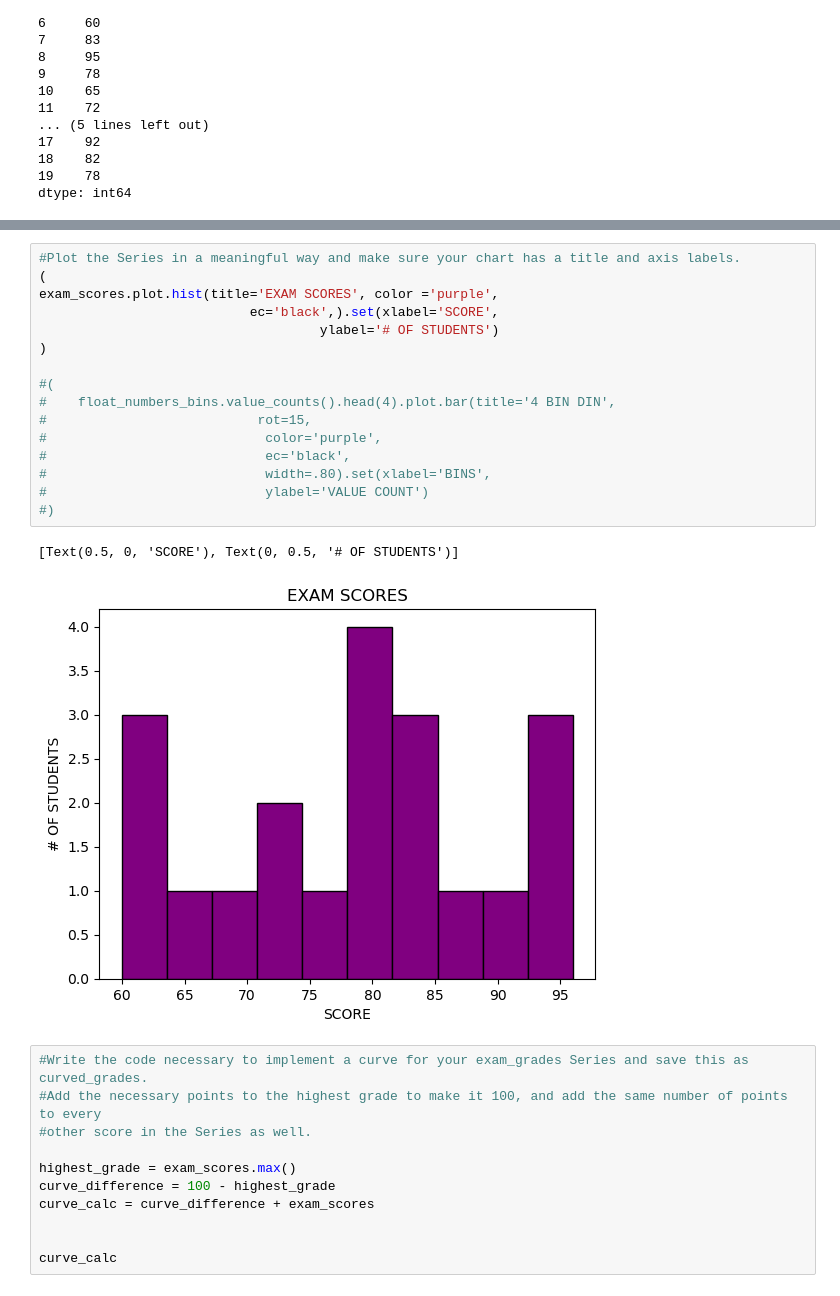
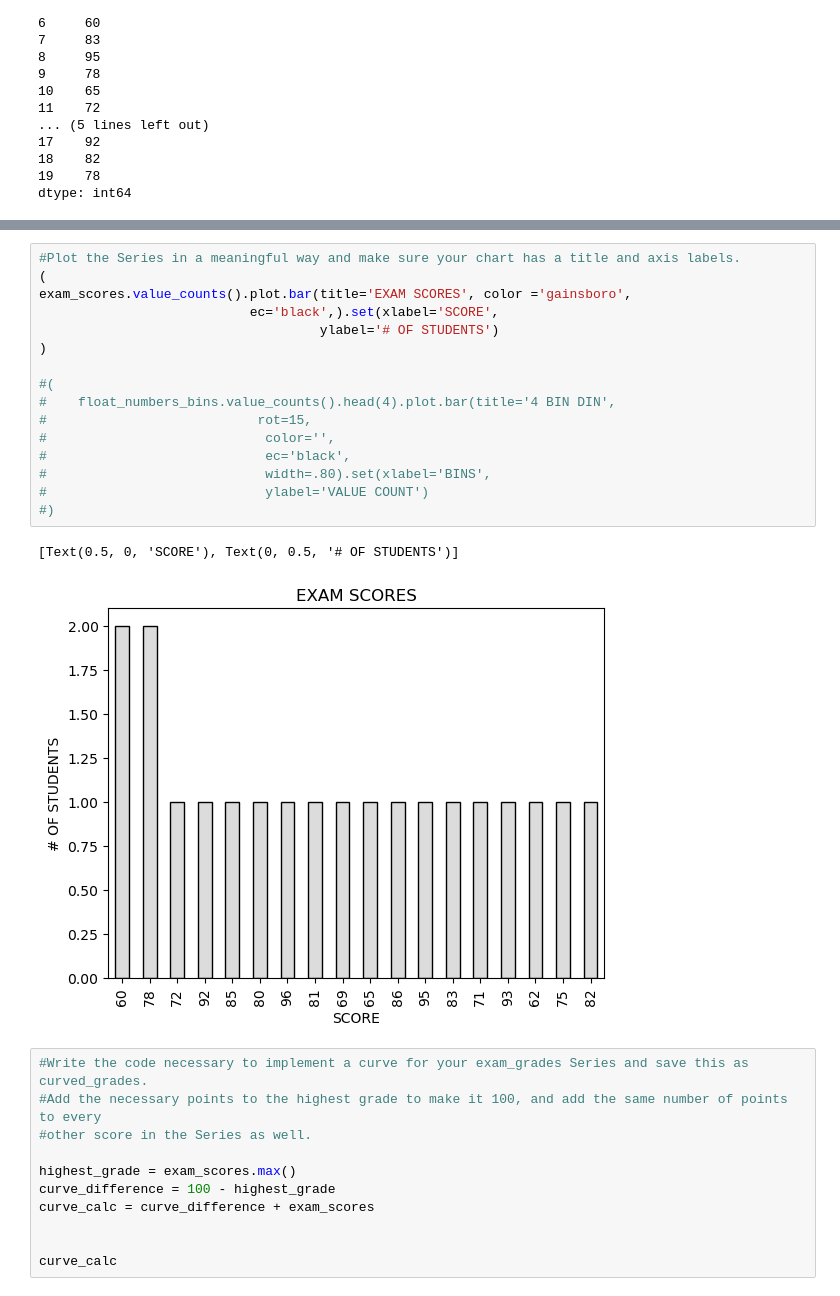
Before and after one commit to jorgellopez38/data-science-libraries, a Jupyter notebook: pandas_series.ipynb, the cells around one changed output, grey strips where cells are left out. Drawn from its saved outputs; the diff is of its cells as text.

```diff
--- a/pandas_series.ipynb
+++ b/pandas_series.ipynb
@@ -516,22 +520,22 @@ exam_scores.min(), exam_scores.max(), exam_scores.mean(), exam_scores.median()
 # %%
 #Plot the Series in a meaningful way and make sure your chart has a title and axis labels.
 (
-exam_scores.plot.hist(title='EXAM SCORES', color ='purple',
+exam_scores.value_counts().plot.bar(title='EXAM SCORES', color ='gainsboro',
                            ec='black',).set(xlabel='SCORE',
                                     ylabel='# OF STUDENTS')
 )
 
 #(
 #    float_numbers_bins.value_counts().head(4).plot.bar(title='4 BIN DIN',
 #                           rot=15,
-#                            color='purple',
+#                            color='',
 #                            ec='black',
 #                            width=.80).set(xlabel='BINS',
 #                            ylabel='VALUE COUNT')
 #)
 # %% [output]
 [Text(0.5, 0, 'SCORE'), Text(0, 0.5, '# OF STUDENTS')]
-[figure, old version]
+[figure, new version]
 # %%
 #Write the code necessary to implement a curve for your exam_grades Series and save this as curved_grades.
 #Add the necessary points to the highest grade to make it 100, and add the same number of points to every
```
Also changed, not shown: parts of 9 cells of this notebook.
